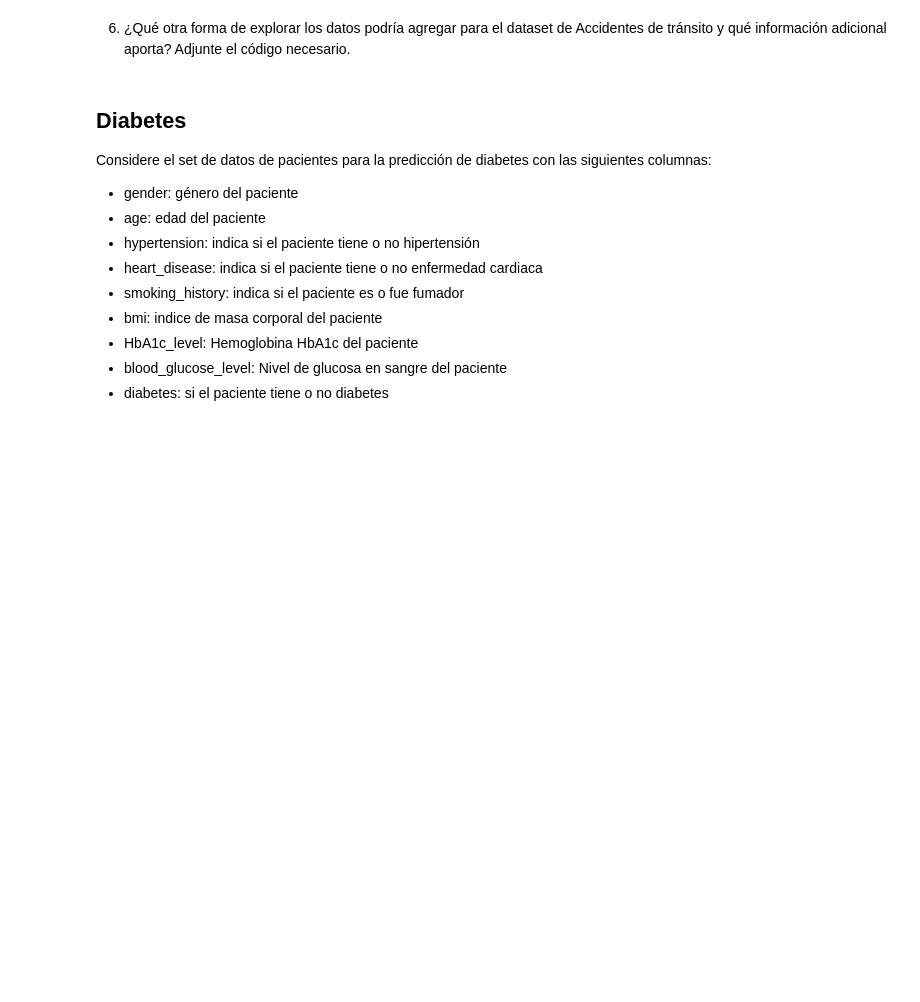
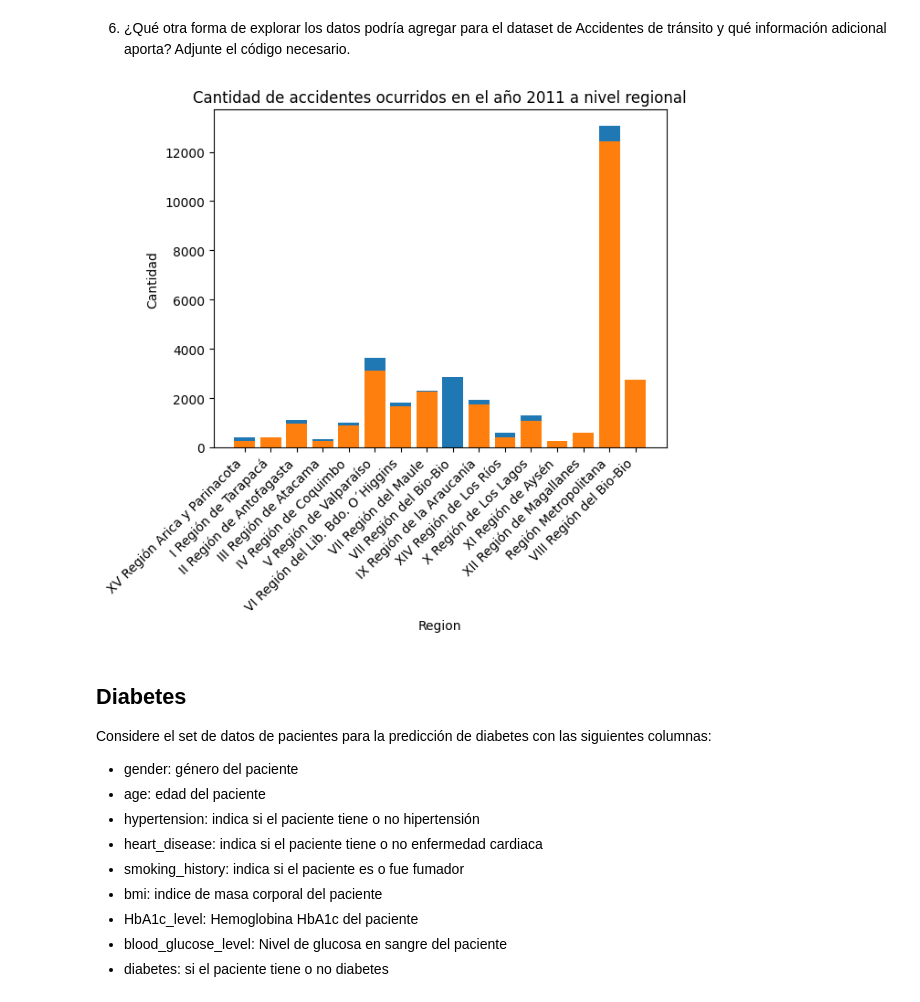
Before and after one commit to andyreus17/mineria, a Jupyter notebook: Laboratorio_2.ipynb, the cells around one changed output. Saved outputs shown, nothing was run; the diff lists cells and outputs as text; code cells hidden in the pictures; blank space fills up the shorter version.

```diff
--- a/Laboratorio_2.ipynb
+++ b/Laboratorio_2.ipynb
@@ -128,5 +125,27 @@ plt.show()
 # %% [markdown]
 6. ¿Qué otra forma de explorar los datos podría agregar para el dataset de Accidentes de tránsito y qué información adicional aporta? Adjunte el código necesario.
+# %%
+histograma_2011 = tipos[(tipos['Anio'] == 2011) & (tipos['Muestra'] == 'Regional')]
+histograma_2010 = tipos[(tipos['Anio'] == 2010) & (tipos['Muestra'] == 'Regional')]
+
+plt.bar(histograma_2011['Descripcion'], histograma_2011['Cantidad'])
+plt.bar(histograma_2010['Descripcion'], histograma_2010['Cantidad'])
+
+
+# Establecer etiquetas de los ejes
+plt.xlabel('Region')
+plt.ylabel('Cantidad')
+
+# Establecer título
+plt.title('Cantidad de accidentes ocurridos en el año 2011 a nivel regional')
+
+# Rotar etiquetas del eje x para mejor visualización
+plt.xticks(rotation=45, ha='right')
+
+# Mostrar el gráfico
+plt.show()
+# %% [output]
+[figure, added]
 # %% [markdown]
 ## Diabetes
 Considere el set de datos de pacientes para la predicción de diabetes con las siguientes columnas:
```
Also changed, not shown: parts of 4 cells of this notebook, 1 other file.
